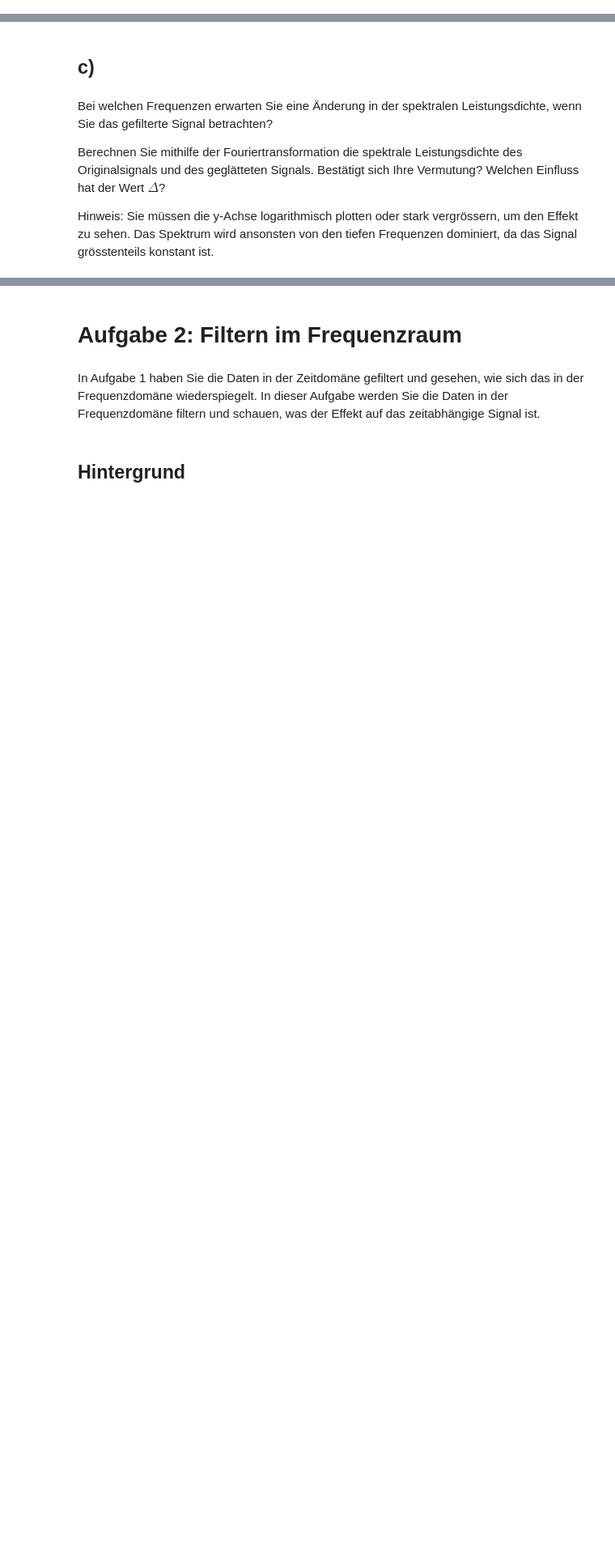
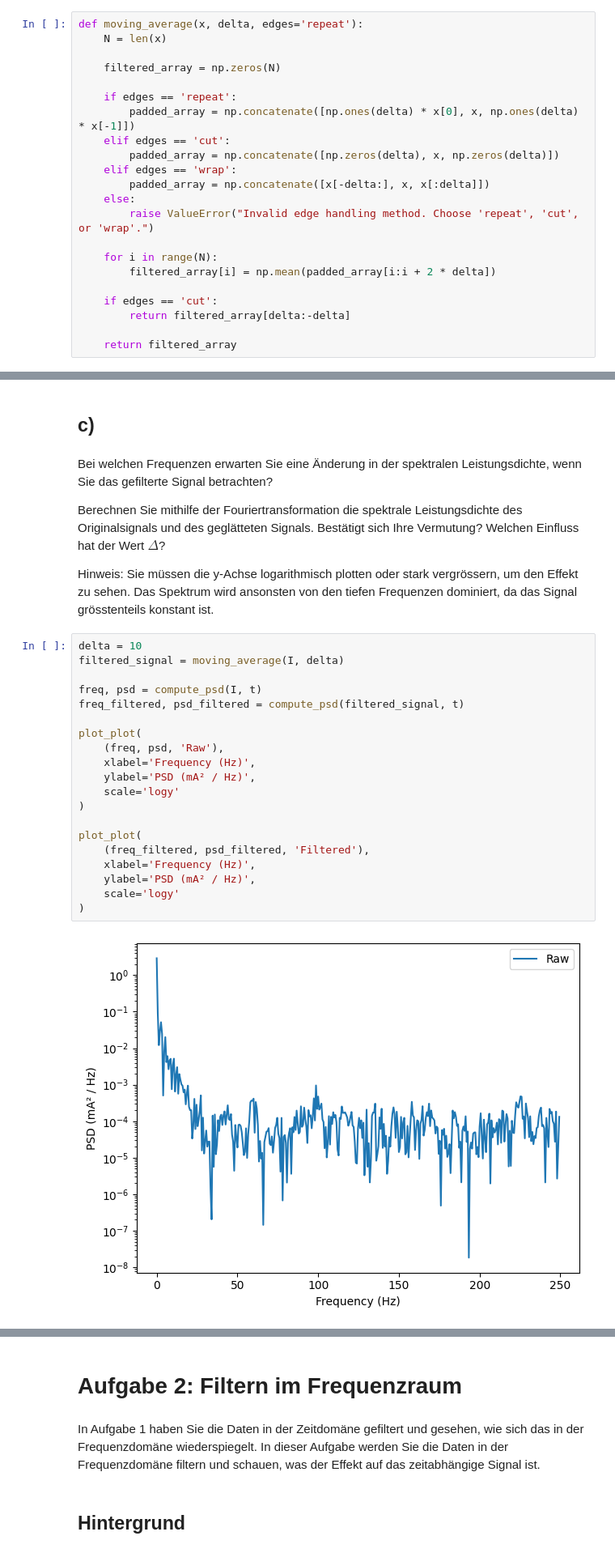
Before and after one commit to LucasWinter73/ETH-Data-Analysis, a Jupyter notebook: Jupiter notebooks/Ex07/Filtern.ipynb, the cells around one changed output, grey strips where cells are left out. Shown at 81% size. Saved outputs shown, nothing was run; the diff lists cells and outputs as text; blank space fills up the shorter version.

```diff
--- a/Jupiter notebooks/Ex07/Filtern.ipynb
+++ b/Jupiter notebooks/Ex07/Filtern.ipynb
@@ -93,6 +104,28 @@ wobei $x_i$ die gemessenen und $\tilde{x}_i$ die geglätteten Datenpunkte sind.
 Schreiben Sie eine Funktion, die ein gegebenes Datenarray auf diese Weise glättet. Als Argumente sollen die Datenpunkte und die Anzahl Indizes, über die gemittelt wird, übergeben werden.
 
 Überlegen Sie sich, wie Sie die Randwerte behandeln möchten (also Indizes $i=0, \dots, \Delta$ und $i=N-1-\Delta,\dots,N-1$). Es gibt verschiedene Möglichkeiten, die alle ihre Berechtigung haben.
+# %%
+def moving_average(x, delta, edges='repeat'):
+    N = len(x)
+
+    filtered_array = np.zeros(N)
+
+    if edges == 'repeat':
+        padded_array = np.concatenate([np.ones(delta) * x[0], x, np.ones(delta) * x[-1]])
+    elif edges == 'cut':
+        padded_array = np.concatenate([np.zeros(delta), x, np.zeros(delta)])
+    elif edges == 'wrap':
+        padded_array = np.concatenate([x[-delta:], x, x[:delta]])
+    else:
+        raise ValueError("Invalid edge handling method. Choose 'repeat', 'cut', or 'wrap'.")
+
+    for i in range(N):
+        filtered_array[i] = np.mean(padded_array[i:i + 2 * delta])
+
+    if edges == 'cut':
+        return filtered_array[delta:-delta]
+
+    return filtered_array
 # %% [markdown]
 ## b)
 # %% [markdown]
@@ -105,3 +173,25 @@ Bei welchen Frequenzen erwarten Sie eine Änderung in der spektralen Leistungsdi
 Berechnen Sie mithilfe der Fouriertransformation die spektrale Leistungsdichte des Originalsignals und des geglätteten Signals. Bestätigt sich Ihre Vermutung? Welchen Einfluss hat der Wert $\Delta$?
 
 Hinweis: Sie müssen die y-Achse logarithmisch plotten oder stark vergrössern, um den Effekt zu sehen. Das Spektrum wird ansonsten von den tiefen Frequenzen dominiert, da das Signal grösstenteils konstant ist.
+# %%
+delta = 10
+filtered_signal = moving_average(I, delta)
+
+freq, psd = compute_psd(I, t)
+freq_filtered, psd_filtered = compute_psd(filtered_signal, t)
+
+plot_plot(
+    (freq, psd, 'Raw'),
+    xlabel='Frequency (Hz)',
+    ylabel='PSD (mA² / Hz)',
+    scale='logy'
+)
+
+plot_plot(
+    (freq_filtered, psd_filtered, 'Filtered'),
+    xlabel='Frequency (Hz)',
+    ylabel='PSD (mA² / Hz)',
+    scale='logy'
+)
+# %% [output]
+[figure, added]
```
Also changed, not shown: parts of 8 cells of this notebook.
